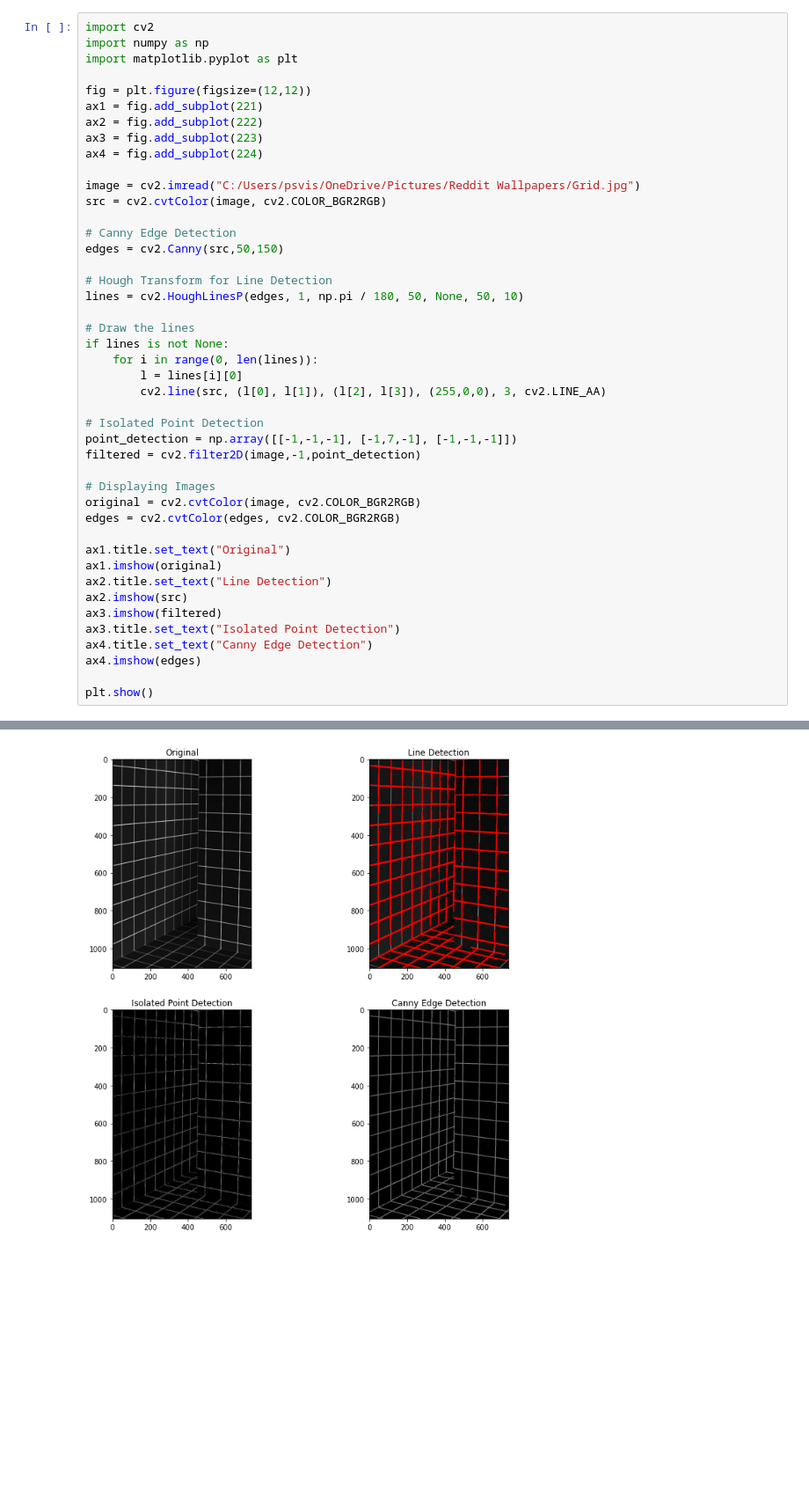
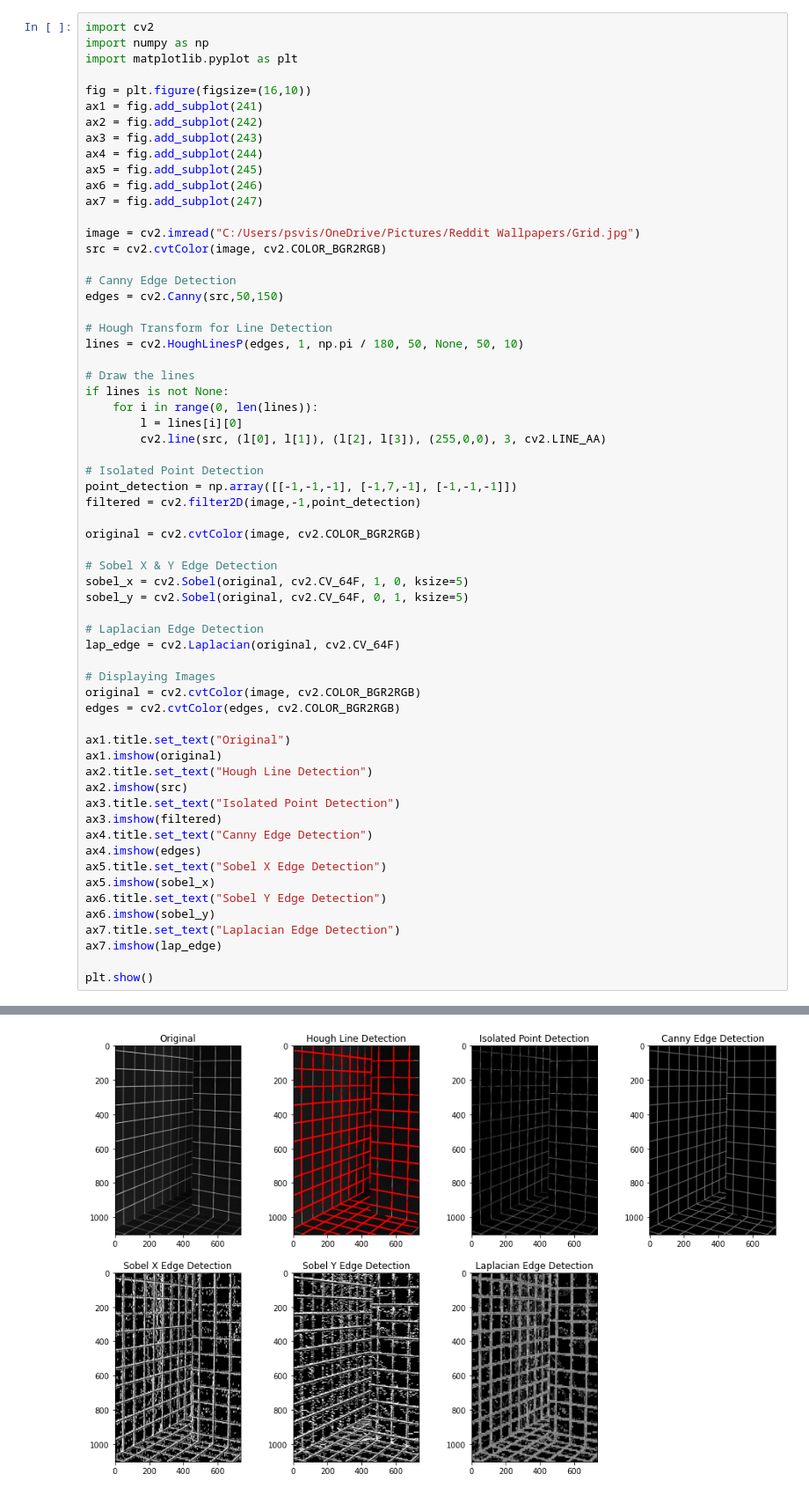
Before and after one commit to devish99/Digital-Image-Processing, a Jupyter notebook: Image_Segmentation.ipynb, the cells around one changed output, grey strips where cells are left out. Shown at 88% size. Drawn from its saved outputs; the diff is of its cells as text; blank space fills up the shorter version.

```diff
--- a/Image_Segmentation.ipynb
+++ b/Image_Segmentation.ipynb
@@ -8,11 +16,14 @@ import cv2
 import numpy as np
 import matplotlib.pyplot as plt
 
-fig = plt.figure(figsize=(12,12))
-ax1 = fig.add_subplot(221)
-ax2 = fig.add_subplot(222)
-ax3 = fig.add_subplot(223)
-ax4 = fig.add_subplot(224)
+fig = plt.figure(figsize=(16,10))
+ax1 = fig.add_subplot(241)
+ax2 = fig.add_subplot(242)
+ax3 = fig.add_subplot(243)
+ax4 = fig.add_subplot(244)
+ax5 = fig.add_subplot(245)
+ax6 = fig.add_subplot(246)
+ax7 = fig.add_subplot(247)
 
 image = cv2.imread("C:/Users/psvis/OneDrive/Pictures/Reddit Wallpapers/Grid.jpg")
 src = cv2.cvtColor(image, cv2.COLOR_BGR2RGB)
@@ -33,18 +44,33 @@ if lines is not None:
 point_detection = np.array([[-1,-1,-1], [-1,7,-1], [-1,-1,-1]])
 filtered = cv2.filter2D(image,-1,point_detection)
 
+original = cv2.cvtColor(image, cv2.COLOR_BGR2RGB)
+
+# Sobel X & Y Edge Detection
+sobel_x = cv2.Sobel(original, cv2.CV_64F, 1, 0, ksize=5)
+sobel_y = cv2.Sobel(original, cv2.CV_64F, 0, 1, ksize=5)
+
+# Laplacian Edge Detection
+lap_edge = cv2.Laplacian(original, cv2.CV_64F)
+
 # Displaying Images
 original = cv2.cvtColor(image, cv2.COLOR_BGR2RGB)
 edges = cv2.cvtColor(edges, cv2.COLOR_BGR2RGB)
 
 ax1.title.set_text("Original")
 ax1.imshow(original)
-ax2.title.set_text("Line Detection")
+ax2.title.set_text("Hough Line Detection")
 ax2.imshow(src)
+ax3.title.set_text("Isolated Point Detection")
 ax3.imshow(filtered)
-ax3.title.set_text("Isolated Point Detection")
 ax4.title.set_text("Canny Edge Detection")
 ax4.imshow(edges)
+ax5.title.set_text("Sobel X Edge Detection")
+ax5.imshow(sobel_x)
+ax6.title.set_text("Sobel Y Edge Detection")
+ax6.imshow(sobel_y)
+ax7.title.set_text("Laplacian Edge Detection")
+ax7.imshow(lap_edge)
 
 plt.show()
 # %% [output]
@@ -51 +80 @@ plt.show()
-[figure, old version]
+[figure, new version]
```
Also changed, not shown: parts of 12 cells of this notebook.
